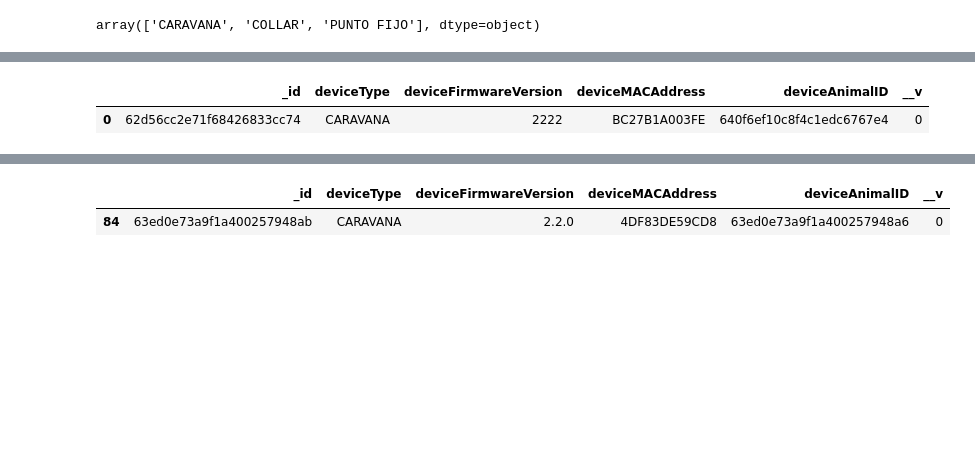
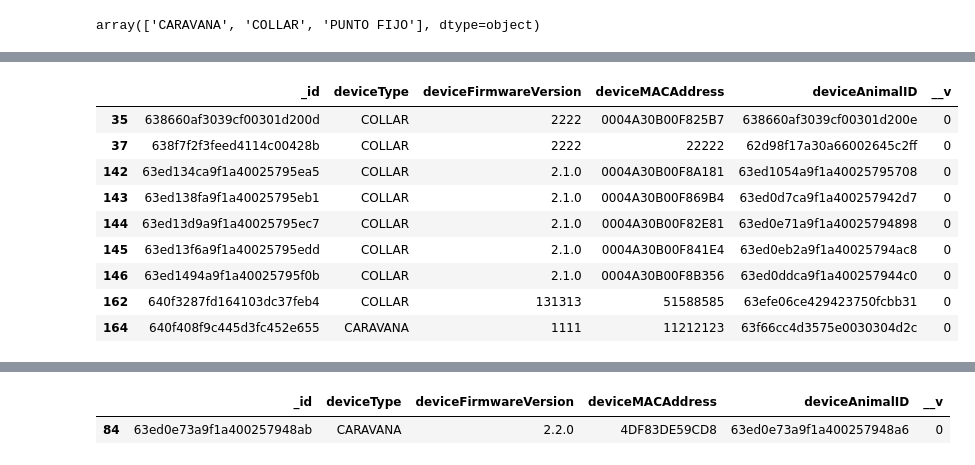
Before and after one commit to Arii95/PF_Henry, a Jupyter notebook: datos_simples_basto.ipynb, the cells around one changed output, grey strips where cells are left out. Drawn from its saved outputs; the diff is of its cells as text; code cells hidden in the pictures; blank space fills up the shorter version.

```diff
--- a/datos_simples_basto.ipynb
+++ b/datos_simples_basto.ipynb
@@ -38,8 +37,16 @@ df_setle[df_setle._id=='620e6e5e60543d0026a01f0e']
 # %%
-df_devis[df_devis.deviceMACAddress=='BC27B1A003FE']
+df_devis[df_devis.deviceAnimalID.duplicated()]
 # %% [output]
 |  | _id | deviceType | deviceFirmwareVersion | deviceMACAddress | deviceAnimalID | __v |
-| 0 | 62d56cc2e71f68426833cc74 | CARAVANA | 2222 | BC27B1A003FE | 640f6ef10c8f4c1edc6767e4 | 0 |
+| 35 | 638660af3039cf00301d200d | COLLAR | 2222 | 0004A30B00F825B7 | 638660af3039cf00301d200e | 0 |
+| 37 | 638f7f2f3feed4114c00428b | COLLAR | 2222 | 22222 | 62d98f17a30a66002645c2ff | 0 |
+| 142 | 63ed134ca9f1a40025795ea5 | COLLAR | 2.1.0 | 0004A30B00F8A181 | 63ed1054a9f1a40025795708 | 0 |
+| 143 | 63ed138fa9f1a40025795eb1 | COLLAR | 2.1.0 | 0004A30B00F869B4 | 63ed0d7ca9f1a400257942d7 | 0 |
+| 144 | 63ed13d9a9f1a40025795ec7 | COLLAR | 2.1.0 | 0004A30B00F82E81 | 63ed0e71a9f1a40025794898 | 0 |
+| 145 | 63ed13f6a9f1a40025795edd | COLLAR | 2.1.0 | 0004A30B00F841E4 | 63ed0eb2a9f1a40025794ac8 | 0 |
+| 146 | 63ed1494a9f1a40025795f0b | COLLAR | 2.1.0 | 0004A30B00F8B356 | 63ed0ddca9f1a400257944c0 | 0 |
+| 162 | 640f3287fd164103dc37feb4 | COLLAR | 131313 | 51588585 | 63efe06ce429423750fcbb31 | 0 |
+| 164 | 640f408f9c445d3fc452e655 | CARAVANA | 1111 | 11212123 | 63f66cc4d3575e0030304d2c | 0 |
 # %%
 df_devis[df_devis.deviceType=='COLLAR']
 # %% [output]
```
Also changed, not shown: parts of 15 cells of this notebook, 3 other files.
